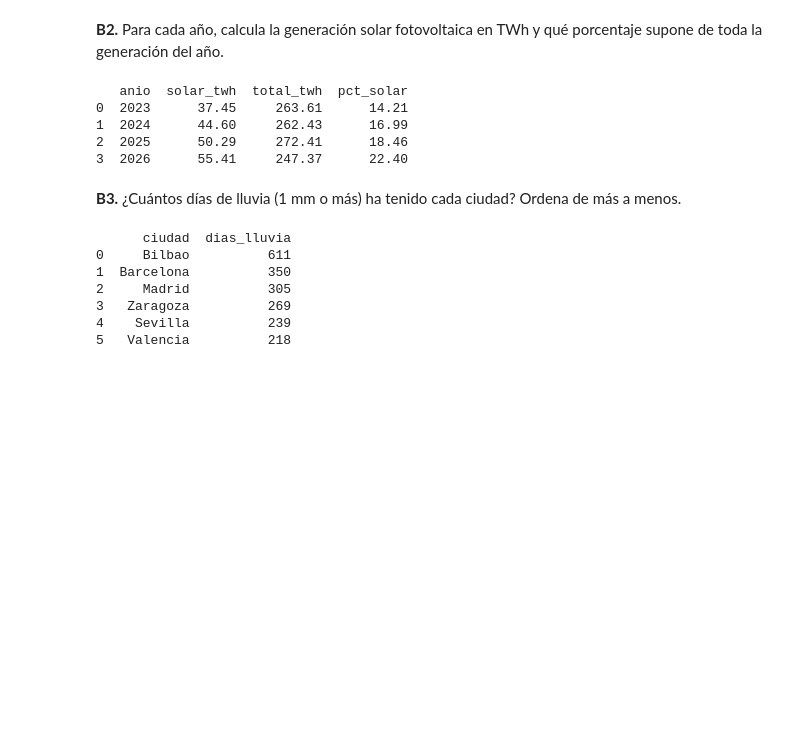
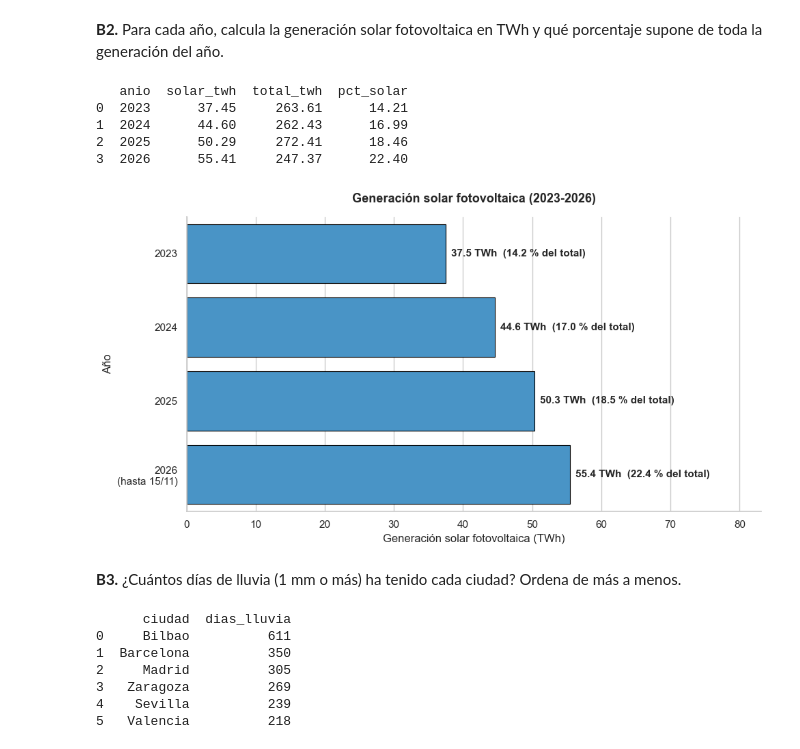
Before and after one commit to fabiolaalt/Proyecto_Consumo_Electricidad, a Jupyter notebook: Notebooks/Prueba_individual_plantilla 1.ipynb, the cells around one changed output. Drawn from its saved outputs; the diff is of its cells as text; code cells hidden in the pictures; blank space fills up the shorter version.

```diff
--- a/Notebooks/Prueba_individual_plantilla 1.ipynb
+++ b/Notebooks/Prueba_individual_plantilla 1.ipynb
@@ -386,21 +402,3 @@ Menor demanda media: mes 4 de 2023 -> 610.56 GWh
 Usa la función `sql("...")` con la base de datos.
 # %% [markdown]
 **B1.** Saca los cinco días más calurosos (vista `temperatura_nacional`) junto con su demanda. ¿Son también días de mucha demanda? Explica por qué en una o dos frases.
-# %%
-
-#  Cargar la vista temperatura_nacional y la tabla demanda
-con = sqlite3.connect(rutabbdd)
-temp = pd.read_sql("SELECT fecha, t_med FROM temperatura_nacional", con)
-dem = pd.read_sql("SELECT fecha, demanda_gwh FROM demanda", con)
-con.close()
-
-# 2. Unir ambas por fecha (inner: solo días presentes en las dos)
-df = temp.merge(dem, on="fecha", how="inner")
-
-# 3. Los cinco días más calurosos con su demanda
-top5 = df.nlargest(5, "t_med").reset_index(drop=True)
-print(top5)
-
-# 4. Para comparar: demanda media y percentil 75 de todos los días
-print("\nDemanda media:", round(df["demanda_gwh"].mean(), 2))
-print("Percentil 75:", round(df["demanda_gwh"].quantile(0.75), 2))
@@ -417,29 +769,56 @@ Percentil 75: 742.73
 # %% [markdown]
 **B2.** Para cada año, calcula la generación solar fotovoltaica en TWh y qué porcentaje supone de toda la generación del año.
 # %%
-con = sqlite3.connect(rutabbdd)
+conexion = sqlite3.connect(rutabbdd)
 
 consulta = """
 SELECT strftime('%Y', fecha) AS anio,
        ROUND(SUM(CASE WHEN tecnologia = 'Solar fotovoltaica' THEN gwh END) / 1000.0, 2) AS solar_twh,
        ROUND(SUM(gwh) / 1000.0, 2)                                                      AS total_twh,
        ROUND(100.0 * SUM(CASE WHEN tecnologia = 'Solar fotovoltaica' THEN gwh END)
              / SUM(gwh), 2)                                                             AS pct_solar
 FROM generacion
 GROUP BY anio
 ORDER BY anio;
 """
 
-df_solar = pd.read_sql(consulta, con)
-con.close()
+df_solar = pd.read_sql(consulta, conexion)
+conexion.close()
 
 print(df_solar)
+
+# Etiqueta del eje Y: el año (2026 está incompleto)
+df_solar["anio_etiqueta"] = df_solar["anio"]
+df_solar.loc[df_solar["anio"] == "2026", "anio_etiqueta"] = "2026\n(hasta 15/11)"
+
+# Gráfico de barras horizontales: el año en el eje Y
+sns.set_theme(style="whitegrid")
+fig, ax = plt.subplots(figsize=(10, 5.5))
+
+sns.barplot(data=df_solar, x="solar_twh", y="anio_etiqueta", orient="h",
+            color="#3498DB", edgecolor="black", linewidth=0.8, ax=ax)
+
+# Valor al final de cada barra: TWh y % sobre el total
+for barra, (_, fila) in zip(ax.patches, df_solar.iterrows()):
+    ax.text(barra.get_width() + 0.8, barra.get_y() + barra.get_height() / 2,
+            f"{fila['solar_twh']:.1f} TWh  ({fila['pct_solar']:.1f} % del total)",
+            va="center", fontsize=11, fontweight="bold")
+
+ax.set_title("Generación solar fotovoltaica (2023-2026)",
+             fontsize=13, fontweight="bold", loc="center", pad=15)
+ax.set_xlabel("Generación solar fotovoltaica (TWh)", fontsize=12)
+ax.set_ylabel("Año", fontsize=12)
+ax.set_xlim(0, df_solar["solar_twh"].max() * 1.5)
+sns.despine()
+plt.tight_layout()
+plt.show()
 # %% [output]
    anio  solar_twh  total_twh  pct_solar
 0  2023      37.45     263.61      14.21
 1  2024      44.60     262.43      16.99
 2  2025      50.29     272.41      18.46
 3  2026      55.41     247.37      22.40
+[figure, added]
 # %% [markdown]
 **B3.** ¿Cuántos días de lluvia (1 mm o más) ha tenido cada ciudad? Ordena de más a menos.
 # %%
```
Also changed, not shown: parts of 17 cells of this notebook.
